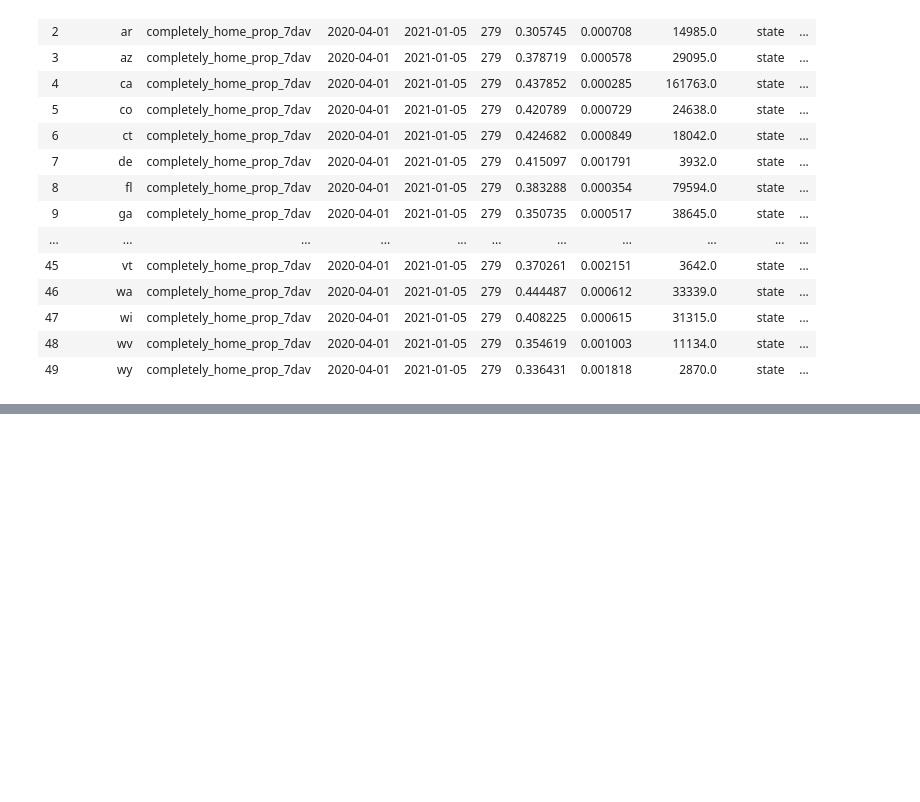
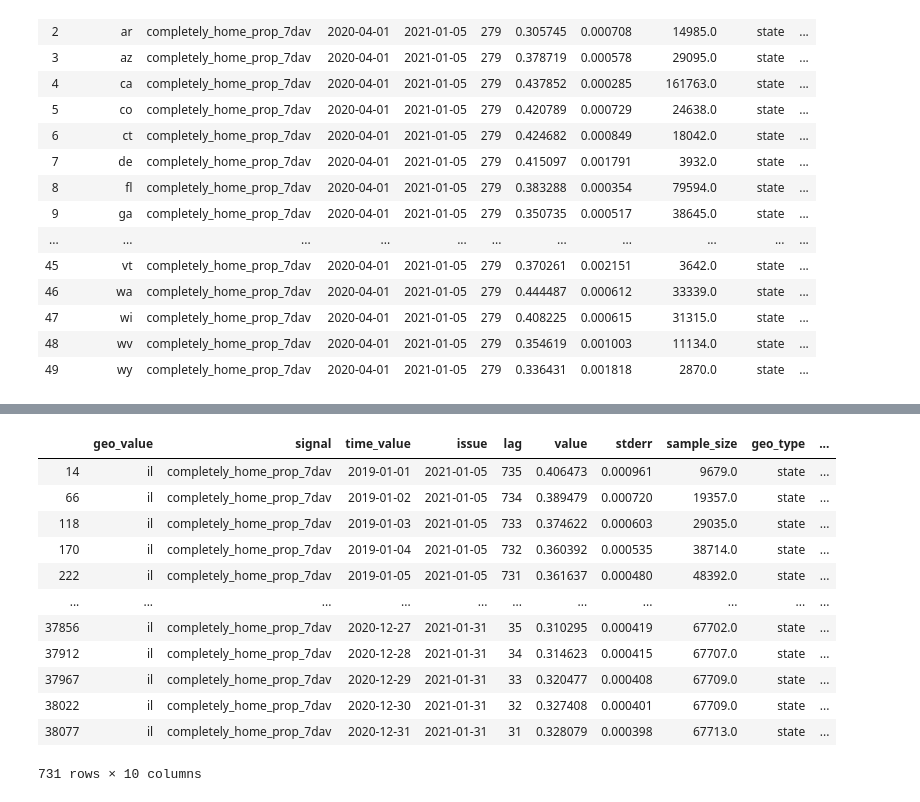
Before and after one commit to erickzli/IS597-COVID-Project, a Jupyter notebook: Kerstin's Folder/Evaluate- SafeGraph Data.ipynb, the cells around one changed output, grey strips where cells are left out. Cells and saved outputs as stored; diff of their text form; code cells hidden in the pictures; blank space fills up the shorter version.

```diff
--- a/Kerstin's Folder/Evaluate- SafeGraph Data.ipynb
+++ b/Kerstin's Folder/Evaluate- SafeGraph Data.ipynb
@@ -219,3 +221,20 @@ fig.update_layout(
 )
 
 fig.show()
+# %%
+df_home_IL = df_home.loc[df_home['geo_value'] == 'il']
+df_home_IL
+# %% [output]
+|  | geo_value | signal | time_value | issue | lag | value | stderr | sample_size | geo_type | ... |
+| 14 | il | completely_home_prop_7dav | 2019-01-01 | 2021-01-05 | 735 | 0.406473 | 0.000961 | 9679.0 | state | ... |
+| 66 | il | completely_home_prop_7dav | 2019-01-02 | 2021-01-05 | 734 | 0.389479 | 0.000720 | 19357.0 | state | ... |
+| 118 | il | completely_home_prop_7dav | 2019-01-03 | 2021-01-05 | 733 | 0.374622 | 0.000603 | 29035.0 | state | ... |
+| 170 | il | completely_home_prop_7dav | 2019-01-04 | 2021-01-05 | 732 | 0.360392 | 0.000535 | 38714.0 | state | ... |
+| 222 | il | completely_home_prop_7dav | 2019-01-05 | 2021-01-05 | 731 | 0.361637 | 0.000480 | 48392.0 | state | ... |
+| ... | ... | ... | ... | ... | ... | ... | ... | ... | ... | ... |
+| 37856 | il | completely_home_prop_7dav | 2020-12-27 | 2021-01-31 | 35 | 0.310295 | 0.000419 | 67702.0 | state | ... |
+| 37912 | il | completely_home_prop_7dav | 2020-12-28 | 2021-01-31 | 34 | 0.314623 | 0.000415 | 67707.0 | state | ... |
+| 37967 | il | completely_home_prop_7dav | 2020-12-29 | 2021-01-31 | 33 | 0.320477 | 0.000408 | 67709.0 | state | ... |
+| 38022 | il | completely_home_prop_7dav | 2020-12-30 | 2021-01-31 | 32 | 0.327408 | 0.000401 | 67709.0 | state | ... |
+| 38077 | il | completely_home_prop_7dav | 2020-12-31 | 2021-01-31 | 31 | 0.328079 | 0.000398 | 67713.0 | state | ... |
+731 rows × 10 columns
```
Also changed, not shown: parts of 5 cells of this notebook.
